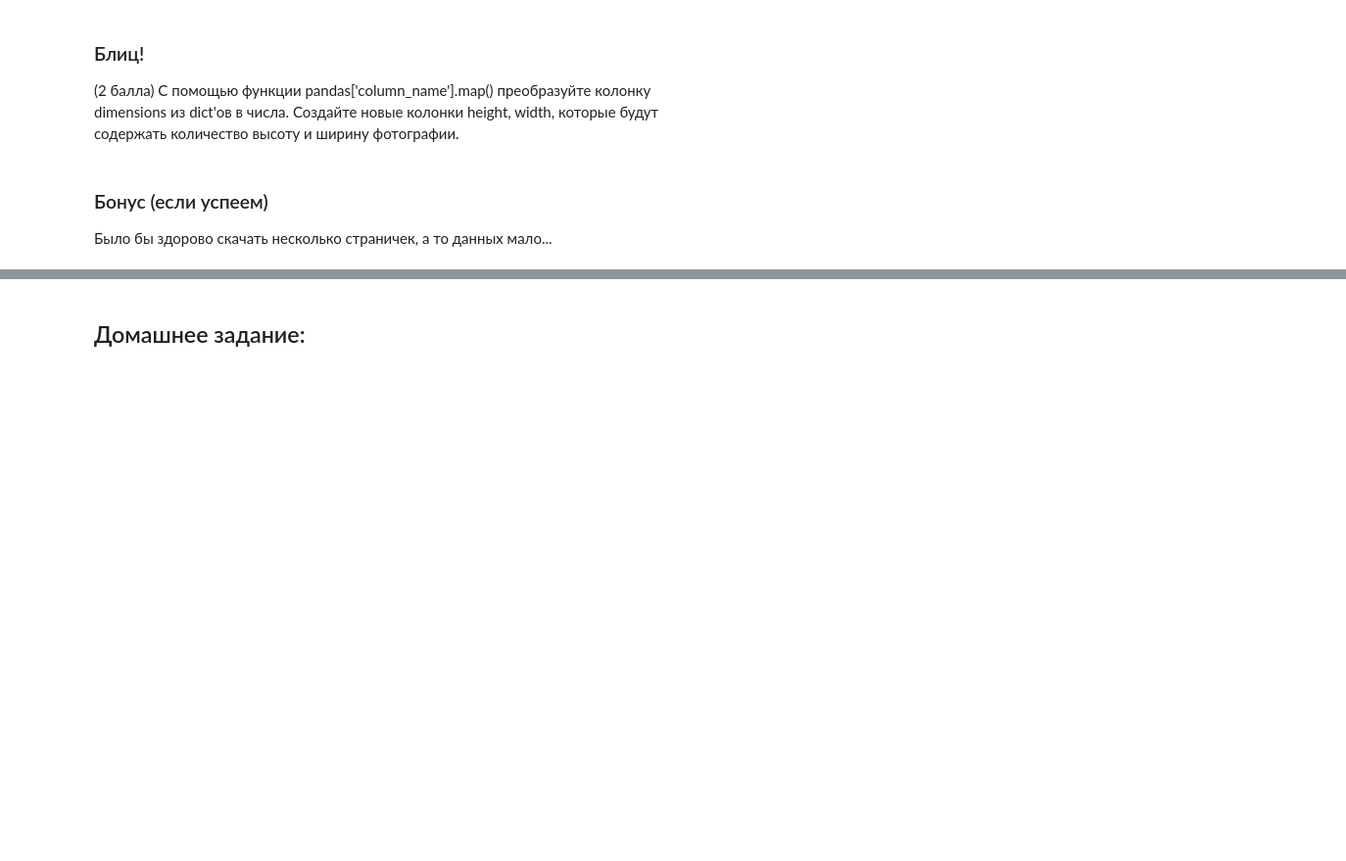
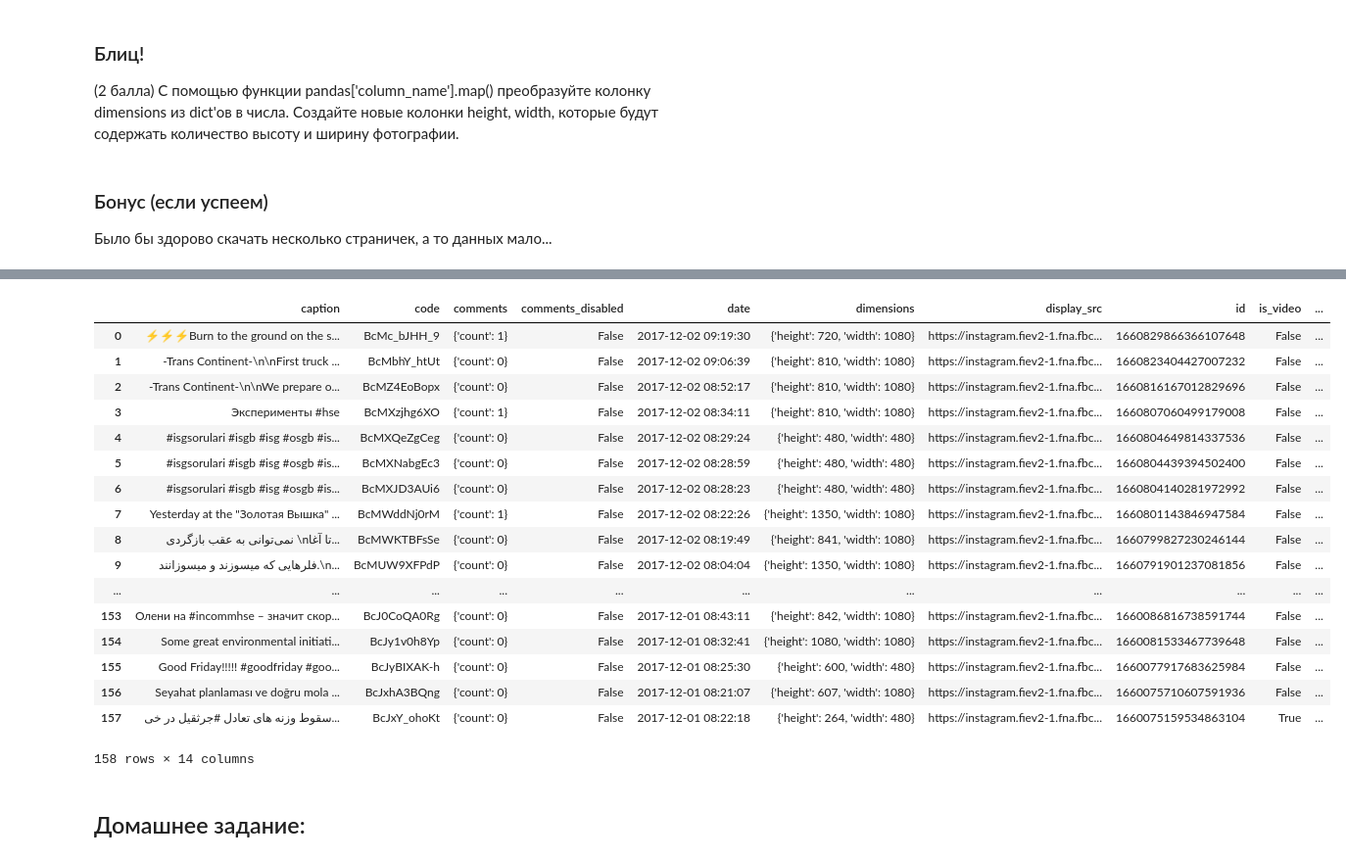
Before and after one commit to SlinkoIgor/data_mining_course, a Jupyter notebook: lesson4/seminar_04.ipynb, the cells around one changed output, grey strips where cells are left out. Shown at 98% size. Cells and saved outputs as stored; diff of their text form; code cells hidden in the pictures; blank space fills up the shorter version.

```diff
--- a/lesson4/seminar_04.ipynb
+++ b/lesson4/seminar_04.ipynb
@@ -177,12 +182,9 @@ sns.boxplot(x='comments_count', y='likes_count', data=df)
 # %%
 max_id = ''
-has_next_page = True
 
 nodes = []
 
-for i in range(10):
-    if not has_next_page:
-        break
+for _ in range(10):
     resp = requests.get(
         'https://www.instagram.com/explore/tags/hse/?__a=1{}'\
             .format(max_id)).json()
@@ -192,5 +194,6 @@ for i in range(10):
     if resp['tag']['media']['page_info']['has_next_page']:
         max_id = '&max_id=' + \
             resp['tag']['media']['page_info']['end_cursor']
+        print(max_id)
     else:
-        has_next_page = False
+        break
@@ -197,5 +211,26 @@ for i in range(10):
 # %%
 df_big = pd.read_json(json.dumps(nodes))
+# %%
+df_big
+# %% [output]
+|  | caption | code | comments | comments_disabled | date | dimensions | display_src | id | is_video | ... |
+| 0 | ⚡️⚡️⚡️Burn to the ground on the s... | BcMc_bJHH_9 | {'count': 1} | False | 2017-12-02 09:19:30 | {'height': 720, 'width': 1080} | https://instagram.fiev2-1.fna.fbc... | 1660829866366107648 | False | ... |
+| 1 | -Trans Continent-\n\nFirst truck ... | BcMbhY_htUt | {'count': 0} | False | 2017-12-02 09:06:39 | {'height': 810, 'width': 1080} | https://instagram.fiev2-1.fna.fbc... | 1660823404427007232 | False | ... |
+| 2 | -Trans Continent-\n\nWe prepare o... | BcMZ4EoBopx | {'count': 0} | False | 2017-12-02 08:52:17 | {'height': 810, 'width': 1080} | https://instagram.fiev2-1.fna.fbc... | 1660816167012829696 | False | ... |
+| 3 | Эксперименты #hse | BcMXzjhg6XO | {'count': 1} | False | 2017-12-02 08:34:11 | {'height': 810, 'width': 1080} | https://instagram.fiev2-1.fna.fbc... | 1660807060499179008 | False | ... |
+| 4 | #isgsorulari #isgb #isg #osgb #is... | BcMXQeZgCeg | {'count': 0} | False | 2017-12-02 08:29:24 | {'height': 480, 'width': 480} | https://instagram.fiev2-1.fna.fbc... | 1660804649814337536 | False | ... |
+| 5 | #isgsorulari #isgb #isg #osgb #is... | BcMXNabgEc3 | {'count': 0} | False | 2017-12-02 08:28:59 | {'height': 480, 'width': 480} | https://instagram.fiev2-1.fna.fbc... | 1660804439394502400 | False | ... |
+| 6 | #isgsorulari #isgb #isg #osgb #is... | BcMXJD3AUi6 | {'count': 0} | False | 2017-12-02 08:28:23 | {'height': 480, 'width': 480} | https://instagram.fiev2-1.fna.fbc... | 1660804140281972992 | False | ... |
+| 7 | Yesterday at the "Золотая Вышка" ... | BcMWddNj0rM | {'count': 1} | False | 2017-12-02 08:22:26 | {'height': 1350, 'width': 1080} | https://instagram.fiev2-1.fna.fbc... | 1660801143846947584 | False | ... |
+| 8 | نمی‌توانی به عقب بازگردی \nتا آغا... | BcMWKTBFsSe | {'count': 0} | False | 2017-12-02 08:19:49 | {'height': 841, 'width': 1080} | https://instagram.fiev2-1.fna.fbc... | 1660799827230246144 | False | ... |
+| 9 | فلرهایی که میسوزند و میسوزانند.\n... | BcMUW9XFPdP | {'count': 0} | False | 2017-12-02 08:04:04 | {'height': 1350, 'width': 1080} | https://instagram.fiev2-1.fna.fbc... | 1660791901237081856 | False | ... |
+| ... | ... | ... | ... | ... | ... | ... | ... | ... | ... | ... |
+| 153 | Олени на #incommhse – значит скор... | BcJ0CoQA0Rg | {'count': 0} | False | 2017-12-01 08:43:11 | {'height': 842, 'width': 1080} | https://instagram.fiev2-1.fna.fbc... | 1660086816738591744 | False | ... |
+| 154 | Some great environmental initiati... | BcJy1v0h8Yp | {'count': 0} | False | 2017-12-01 08:32:41 | {'height': 1080, 'width': 1080} | https://instagram.fiev2-1.fna.fbc... | 1660081533467739648 | False | ... |
+| 155 | Good Friday!!!!! #goodfriday #goo... | BcJyBIXAK-h | {'count': 0} | False | 2017-12-01 08:25:30 | {'height': 600, 'width': 480} | https://instagram.fiev2-1.fna.fbc... | 1660077917683625984 | False | ... |
+| 156 | Seyahat planlaması ve doğru mola ... | BcJxhA3BQng | {'count': 0} | False | 2017-12-01 08:21:07 | {'height': 607, 'width': 1080} | https://instagram.fiev2-1.fna.fbc... | 1660075710607591936 | False | ... |
+| 157 | سقوط وزنه های تعادل #جرثقیل در خی... | BcJxY_ohoKt | {'count': 0} | False | 2017-12-01 08:22:18 | {'height': 264, 'width': 480} | https://instagram.fiev2-1.fna.fbc... | 1660075159534863104 | True | ... |
+158 rows × 14 columns
 # %% [markdown]
 ## Домашнее задание:
 # %% [markdown]
```
Also changed, not shown: parts of 2 cells of this notebook.
